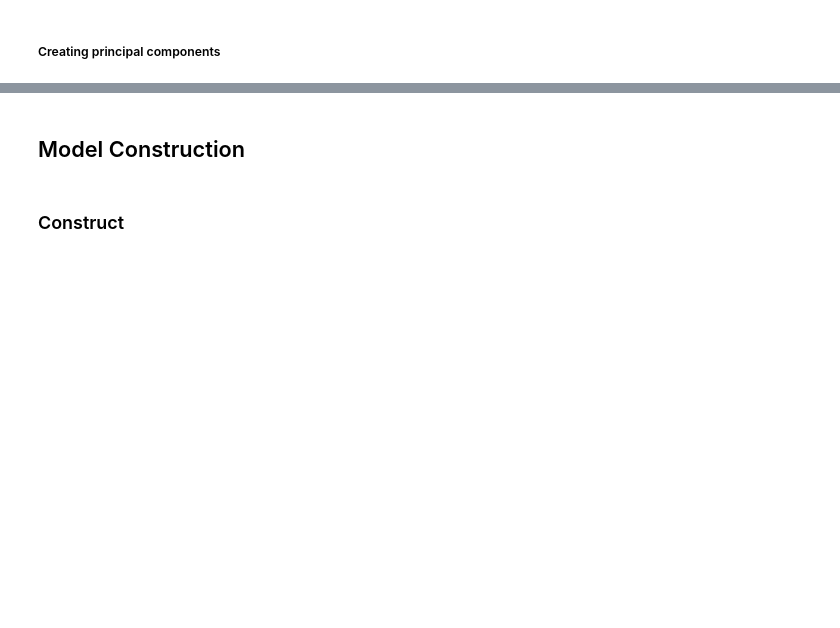
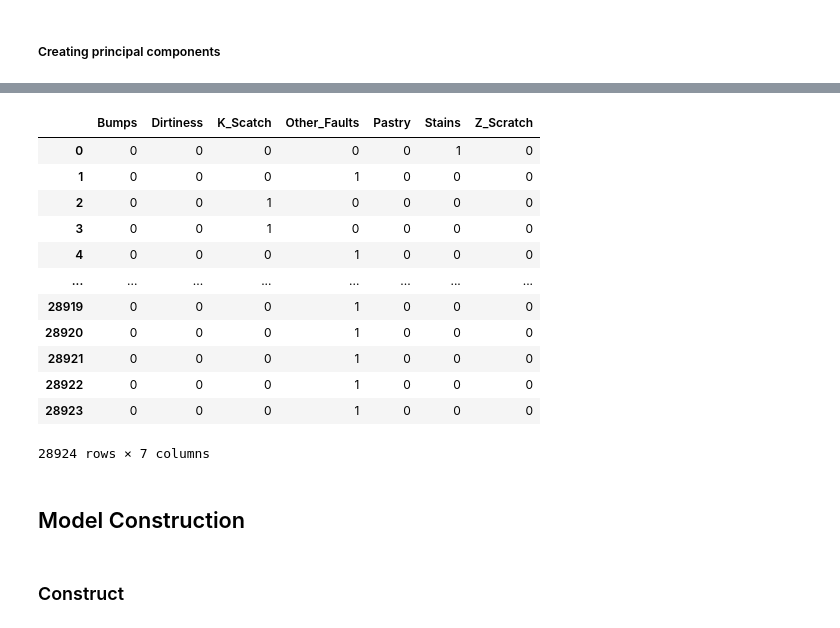
Before and after one commit to ikechukwuUE/steel-plate-defect, a Jupyter notebook: steel_defect_prediction.ipynb, the cells around one changed output, grey strips where cells are left out. Drawn from its saved outputs; the diff is of its cells as text; code cells hidden in the pictures; blank space fills up the shorter version.

```diff
--- a/steel_defect_prediction.ipynb
+++ b/steel_defect_prediction.ipynb
@@ -825,3 +969,21 @@ X_pca
+# %%
+X_train, X_val, y_train, y_val = train_test_split(X_pca, y, test_size = 0.3, random_state =42)
+
+y
+# %% [output]
+|  | Bumps | Dirtiness | K_Scatch | Other_Faults | Pastry | Stains | Z_Scratch |
+| 0 | 0 | 0 | 0 | 0 | 0 | 1 | 0 |
+| 1 | 0 | 0 | 0 | 1 | 0 | 0 | 0 |
+| 2 | 0 | 0 | 1 | 0 | 0 | 0 | 0 |
+| 3 | 0 | 0 | 1 | 0 | 0 | 0 | 0 |
+| 4 | 0 | 0 | 0 | 1 | 0 | 0 | 0 |
+| ... | ... | ... | ... | ... | ... | ... | ... |
+| 28919 | 0 | 0 | 0 | 1 | 0 | 0 | 0 |
+| 28920 | 0 | 0 | 0 | 1 | 0 | 0 | 0 |
+| 28921 | 0 | 0 | 0 | 1 | 0 | 0 | 0 |
+| 28922 | 0 | 0 | 0 | 1 | 0 | 0 | 0 |
+| 28923 | 0 | 0 | 0 | 1 | 0 | 0 | 0 |
+28924 rows × 7 columns
 # %% [markdown]
 ## Model Construction
 # %% [markdown]
```
Also changed, not shown: parts of 18 cells of this notebook.
